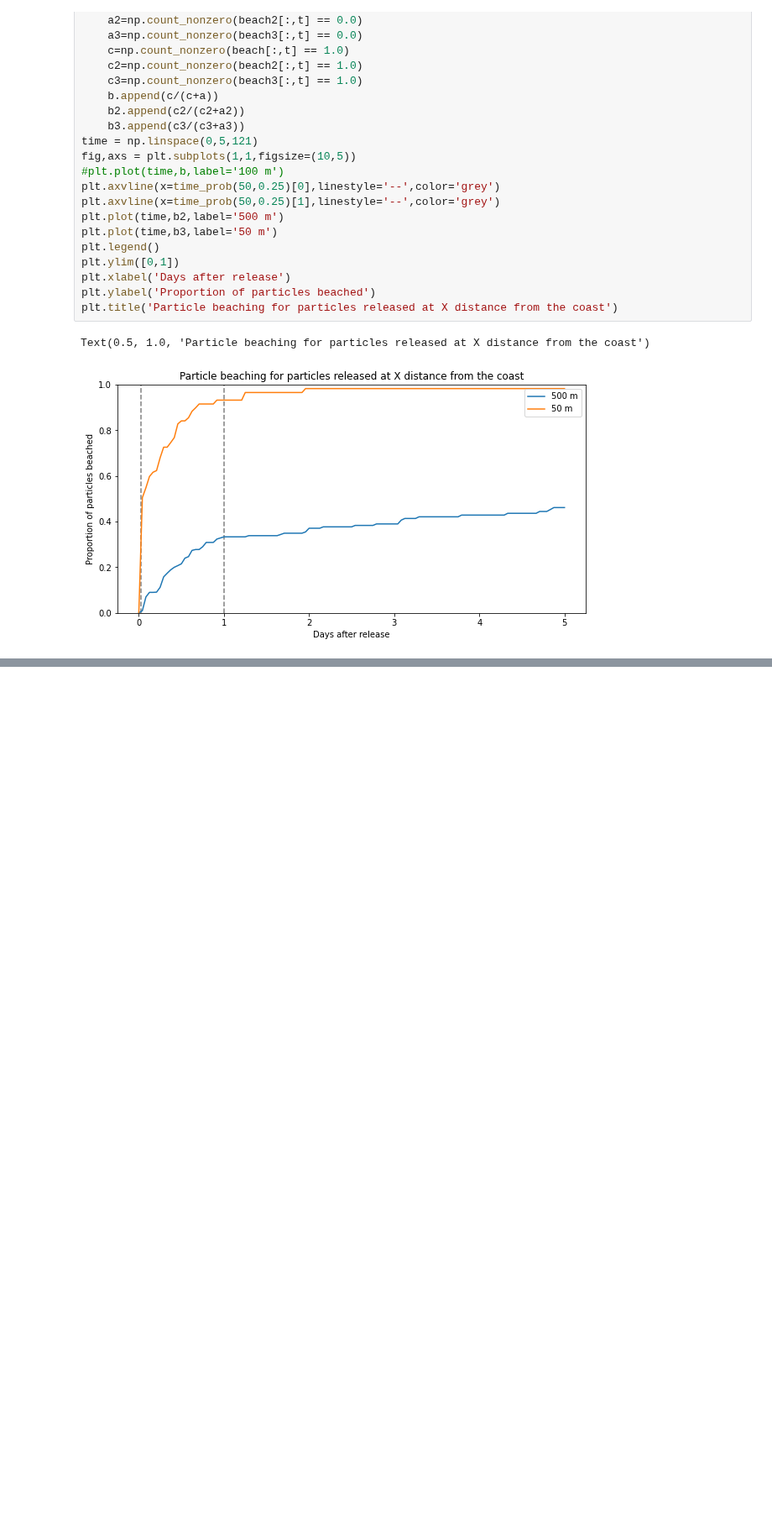
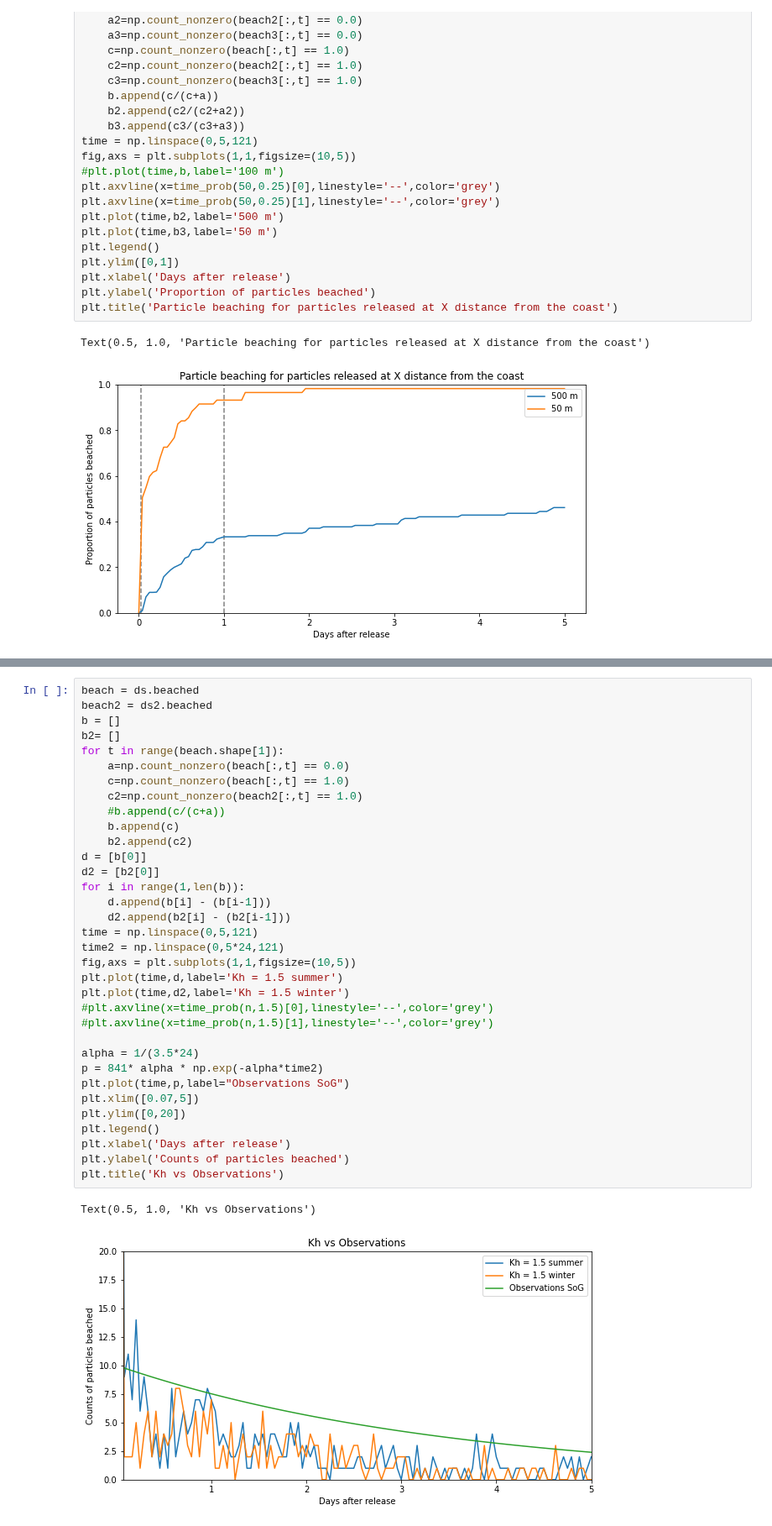
Before and after one commit to SalishSeaCast/analysis-jose, a Jupyter notebook: notebooks/parcels/Remote/Fibres/check_beach.ipynb, the cells around one changed output, grey strips where cells are left out. Shown at 84% size. Saved outputs shown, nothing was run; the diff lists cells and outputs as text; blank space fills up the shorter version.

```diff
--- a/notebooks/parcels/Remote/Fibres/check_beach.ipynb
+++ b/notebooks/parcels/Remote/Fibres/check_beach.ipynb
@@ -286,0 +326,37 @@ Text(0.5, 1.0, 'Particle beaching for particles released at X distance from the
+# %%
+beach = ds.beached
+beach2 = ds2.beached
+b = []
+b2= []
+for t in range(beach.shape[1]):
+    a=np.count_nonzero(beach[:,t] == 0.0)
+    c=np.count_nonzero(beach[:,t] == 1.0)
+    c2=np.count_nonzero(beach2[:,t] == 1.0)
+    #b.append(c/(c+a))
+    b.append(c)
+    b2.append(c2)
+d = [b[0]]
+d2 = [b2[0]]
+for i in range(1,len(b)):
+    d.append(b[i] - (b[i-1]))
+    d2.append(b2[i] - (b2[i-1]))
+time = np.linspace(0,5,121)
+time2 = np.linspace(0,5*24,121)
+fig,axs = plt.subplots(1,1,figsize=(10,5))
+plt.plot(time,d,label='Kh = 1.5 summer')
+plt.plot(time,d2,label='Kh = 1.5 winter')
+#plt.axvline(x=time_prob(n,1.5)[0],linestyle='--',color='grey')
+#plt.axvline(x=time_prob(n,1.5)[1],linestyle='--',color='grey')
+
+alpha = 1/(3.5*24)
+p = 841* alpha * np.exp(-alpha*time2)
+plt.plot(time,p,label="Observations SoG")
+plt.xlim([0.07,5])
+plt.ylim([0,20])
+plt.legend()
+plt.xlabel('Days after release')
+plt.ylabel('Counts of particles beached')
+plt.title('Kh vs Observations')
+# %% [output]
+Text(0.5, 1.0, 'Kh vs Observations')
+[figure, added]
```
Also changed, not shown: parts of 4 cells of this notebook, 3 other files.
